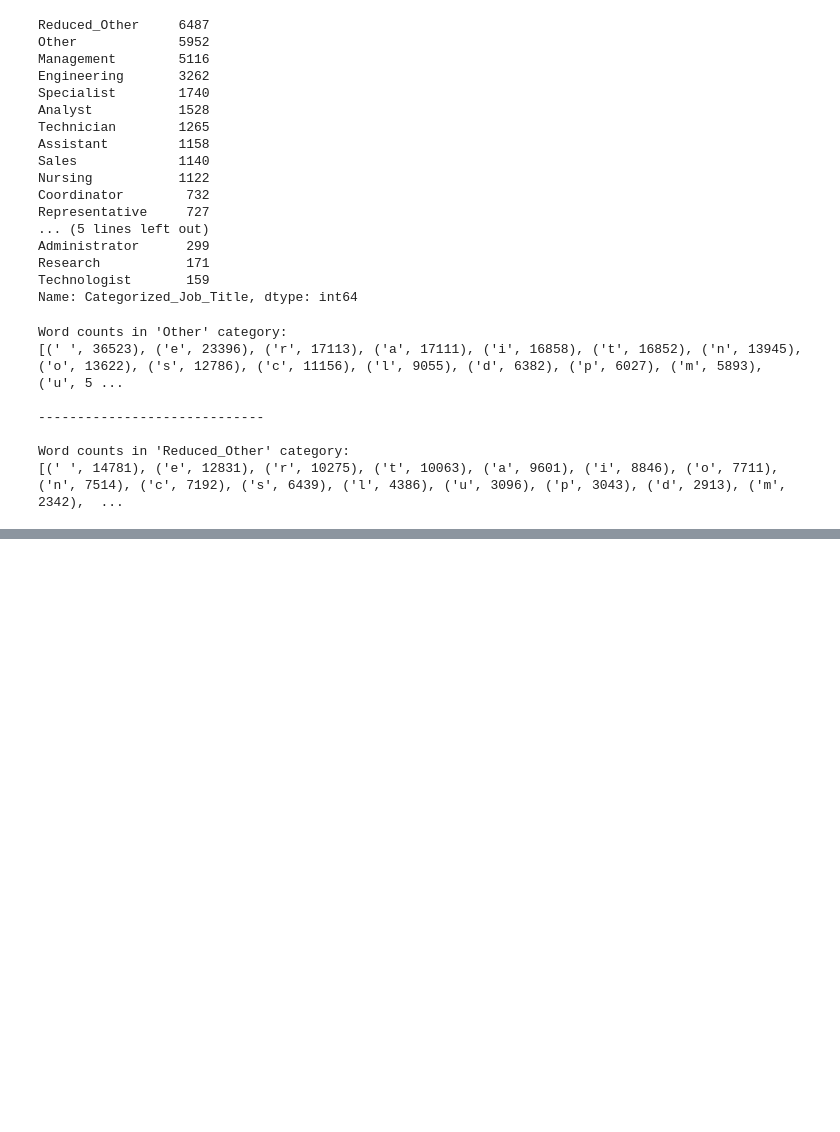
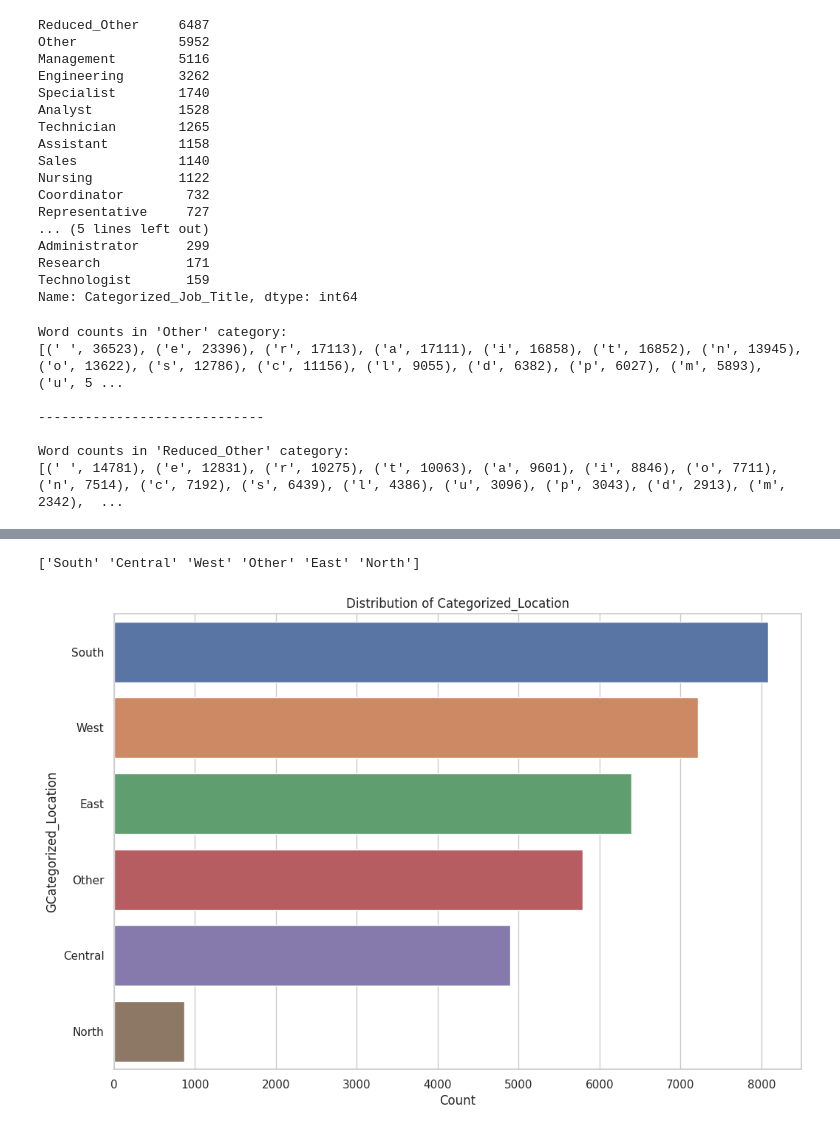
Before and after one commit to othniel77/datascience, a Jupyter notebook: Salaire_et_Emploi_sur_linkedin.ipynb, the cells around one changed output, grey strips where cells are left out. Cells and saved outputs as stored; diff of their text form; code cells hidden in the pictures; blank space fills up the shorter version.

```diff
--- a/Salaire_et_Emploi_sur_linkedin.ipynb
+++ b/Salaire_et_Emploi_sur_linkedin.ipynb
@@ -458,0 +737,79 @@ Word counts in 'Reduced_Other' category:
+# %%
+# Define a function to categorize locations into broader regions based on state codes
+def categorize_location(location):
+    state_code = location.split(",")[-1].strip() # Extract the state code
+    # Define mappings of state codes to broader regions
+    region_mapping = {
+        'AL': 'South',
+        'AK': 'West',
+        'AZ': 'West',
+        'AR': 'South',
+        'CA': 'West',
+        'CO': 'West',
+        'CT': 'East',
+        'DE': 'East',
+        'FL': 'South',
+        'GA': 'South',
+        'HI': 'West',
+        'ID': 'West',
+        'IL': 'Central',
+        'IN': 'Central',
+        'IA': 'Central',
+        'KS': 'Central',
+        'KY': 'South',
+        'LA': 'South',
+        'ME': 'North',
+        'MD': 'East',
+        'MA': 'East',
+        'MI': 'Central',
+        'MN': 'North',
+        'MS': 'South',
+        'MO': 'Central',
+        'MT': 'West',
+        'NE': 'Central',
+        'NV': 'West',
+        'NH': 'North',
+        'NJ': 'East',
+        'NM': 'West',
+        'NY': 'East',
+        'NC': 'South',
+        'ND': 'North',
+        'OH': 'Central',
+        'OK': 'Central',
+        'OR': 'West',
+        'PA': 'East',
+        'RI': 'East',
+        'SC': 'South',
+        'SD': 'North',
+        'TN': 'South',
+        'TX': 'South',
+        'UT': 'West',
+        'VT': 'North',
+        'VA': 'East',
+        'WA': 'West',
+        'WV': 'South',
+        'WI': 'Central',
+        'WY': 'West',
+    }
+    # Use the mapping or assign to 'Other' if not found
+    return region_mapping.get(state_code, 'Other')
+
+# Apply the function to create a new column with categorized locations
+df['Categorized_Location'] = df['Location'].apply(categorize_location)
+# Check the unique values in the new column
+print(df['Categorized_Location'].unique())
+# %% [output]
+['South' 'Central' 'West' 'Other' 'East' 'North']
+# %%
+# Set the plot style
+sns.set(style="whitegrid")
+# Plot a bar chart for the grouped categories
+plt.figure(figsize=(12, 8))
+sns.countplot(y='Categorized_Location', data=df,
+              order=df['Categorized_Location'].value_counts().index[:10])
+plt.title('Distribution of Categorized_Location')
+plt.xlabel('Count')
+plt.ylabel('GCategorized_Location')
+plt.show()
+# %% [output]
+[figure, added]
```
Also changed, not shown: parts of 74 cells of this notebook.
